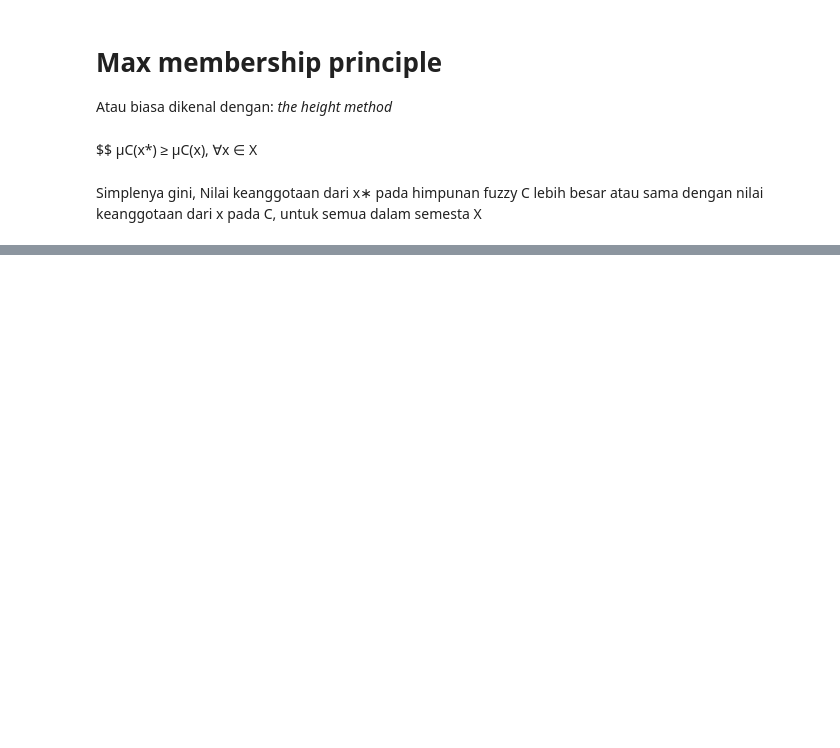
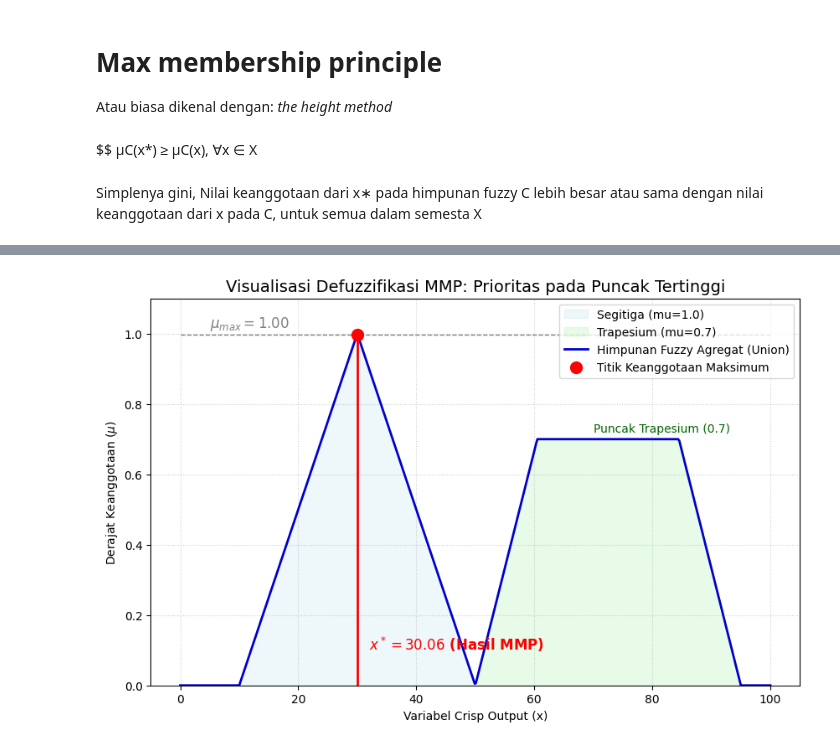
Before and after one commit to kcv-if/Modul-KK, a Jupyter notebook: Praktikum/3 - Fuzzy Logic/Deffuzifikasi/Max_Membership_Principle.ipynb, the cells around one changed output, grey strips where cells are left out. Saved outputs shown, nothing was run; the diff lists cells and outputs as text; code cells hidden in the pictures; blank space fills up the shorter version.

```diff
--- a/Praktikum/3 - Fuzzy Logic/Deffuzifikasi/Max_Membership_Principle.ipynb
+++ b/Praktikum/3 - Fuzzy Logic/Deffuzifikasi/Max_Membership_Principle.ipynb
@@ -49,0 +8,80 @@ plt.show()
+# %%
+import numpy as np
+import matplotlib.pyplot as plt
+
+# --- 1. Definisikan Himpunan Fuzzy Output ---
+
+# Domain diskursus (variabel output, misalnya Tingkat Risiko 0-100)
+x = np.linspace(0, 100, 500)
+
+# Fungsi Keanggotaan Segitiga
+def triangular_mf(x, a, m, b):
+    # a: batas kiri, m: puncak, b: batas kanan
+    return np.maximum(0, np.minimum((x - a) / (m - a), (b - x) / (b - m)))
+
+# Fungsi Keanggotaan Trapesium
+def trapezoidal_mf(x, a, b, c, d):
+    # a, d: batas alas, b, c: batas puncak datar
+    return np.maximum(0, np.minimum(np.minimum((x - a) / (b - a), 1), (d - x) / (d - c)))
+
+# Himpunan Fuzzy A (Segitiga Tinggi) - Puncak di x=30, mu=1.0
+mu_A = triangular_mf(x, 10, 30, 50)
+
+# Himpunan Fuzzy B (Trapesium Rendah) - Puncak datar antara x=65 dan x=80, mu=0.7
+mu_B_full = trapezoidal_mf(x, 50, 65, 80, 95)
+# Sesuaikan ketinggian trapesium menjadi 0.7
+mu_B = np.minimum(mu_B_full, 0.7)
+
+# Himpunan Output Teragregasi (Union/MAX)
+mu_total = np.maximum(mu_A, mu_B)
+
+# --- 2. Terapkan Max Membership Principle (MMP) ---
+
+# Temukan Derajat Keanggotaan Maksimum (mu_max) dari gabungan
+mu_max = np.max(mu_total)
+
+# Temukan Indeks Posisi di mana mu_total mencapai maksimum
+indices_max = np.where(mu_total == mu_max)
+# Karena kurva Segitiga yang menang, kita ambil indeks puncaknya (Smallest of Maximum)
+x_star_index = indices_max[0][0]
+x_star = x[x_star_index]
+
+# --- 3. Visualisasi dengan Matplotlib ---
+
+plt.figure(figsize=(10, 6))
+
+# Plot Himpunan Fuzzy Individu (Opsional, untuk konteks)
+plt.fill_between(x, mu_A, 0, alpha=0.2, color='lightblue', label='Segitiga (mu=1.0)')
+plt.fill_between(x, mu_B, 0, alpha=0.2, color='lightgreen', label='Trapesium (mu=0.7)')
+
+# Plot Kurva Himpunan Fuzzy Total (Agregasi)
+plt.plot(x, mu_total, label='Himpunan Fuzzy Agregat (Union)', color='mediumblue', linewidth=2)
+
+# Tandai Titik Maksimum (Puncak)
+plt.scatter(x_star, mu_max, color='red', s=100, zorder=5, label='Titik Keanggotaan Maksimum')
+
+# Garis Horizontal (Level mu_max)
+plt.hlines(mu_max, 0, 100, color='grey', linestyle='--', linewidth=1)
+
+# Garis Vertikal (Hasil Defuzzifikasi x*)
+plt.vlines(x_star, 0, mu_max, color='red', linestyle='-', linewidth=2)
+
+# Tambahkan Teks Hasil Defuzzifikasi
+plt.text(x_star + 2, 0.1, f'$x^* = {x_star:.2f}$ (Hasil MMP)',
+         color='red', fontsize=12, fontweight='bold')
+plt.text(5, mu_max + 0.02, f'$\mu_{{max}} = {mu_max:.2f}$',
+         color='grey', fontsize=12)
+plt.text(70, 0.7 + 0.02, 'Puncak Trapesium (0.7)',
+         color='darkgreen', fontsize=10)
+
+
+# Label dan Judul
+plt.title('Visualisasi Defuzzifikasi MMP: Prioritas pada Puncak Tertinggi', fontsize=14)
+plt.xlabel('Variabel Crisp Output (x)')
+plt.ylabel('Derajat Keanggotaan ($\mu$)')
+plt.ylim(0, 1.1)
+plt.grid(True, linestyle=':', alpha=0.6)
+plt.legend()
+plt.show()
+# %% [output]
+[figure, added]
```
Also changed, not shown: parts of 10 cells of this notebook.
